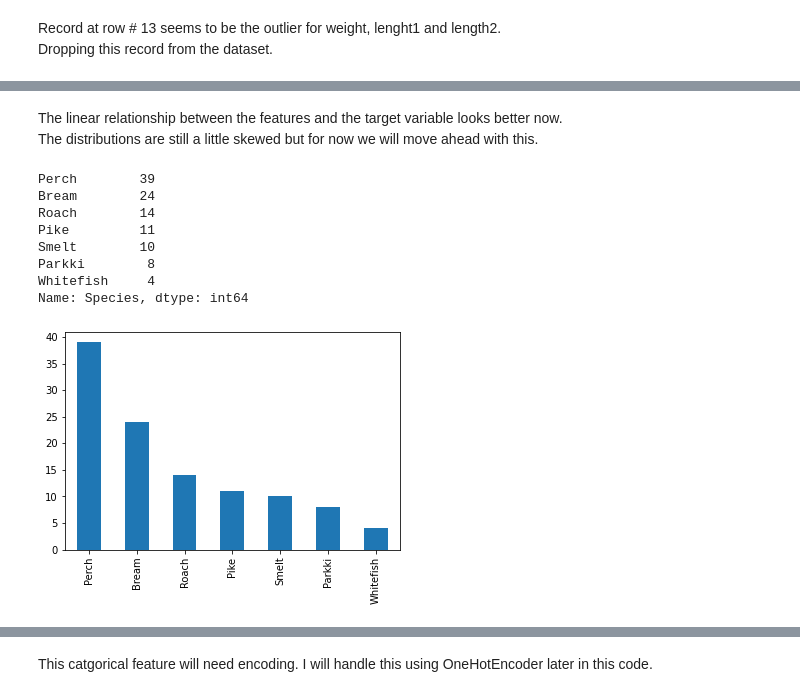
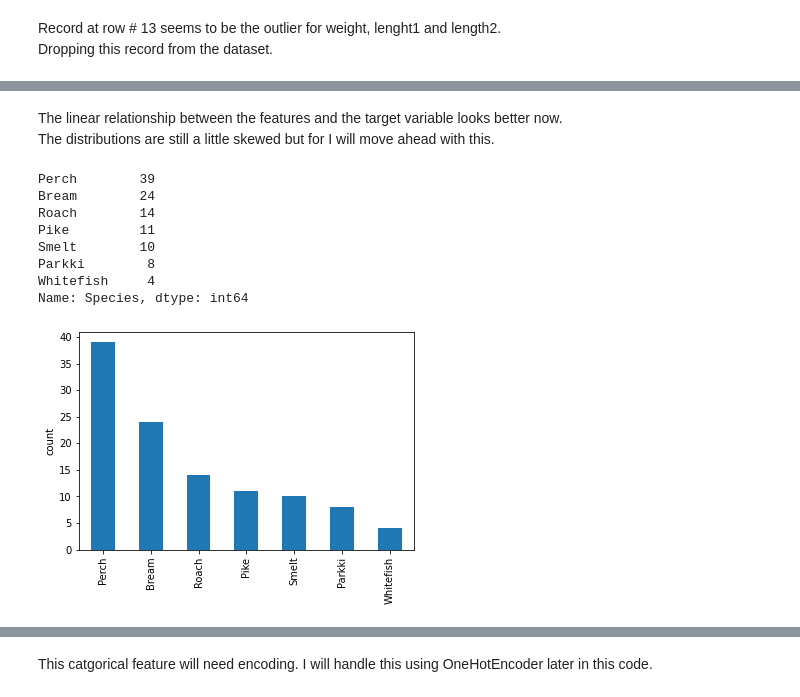
Before and after one commit to esharma3/fish_weight_prediction_machine_learning, a Jupyter notebook: data_analysis_and_model_selection.ipynb, the cells around one changed output, grey strips where cells are left out. Saved outputs shown, nothing was run; the diff lists cells and outputs as text; code cells hidden in the pictures.

```diff
--- a/data_analysis_and_model_selection.ipynb
+++ b/data_analysis_and_model_selection.ipynb
@@ -192,11 +203,3 @@ Dropping this record from the dataset.
 fish_data = fish_data.drop([13])
 # %% [output]
 [interactive output not drawn]
-# %%
-# applying log conversion to normalizes the distribution of features and the target variable to some extent
-fish_data["Weight"] = np.log(fish_data["Weight"])
-fish_data["Length1"] = np.log(fish_data["Length1"])
-fish_data["Length2"] = np.log(fish_data["Length2"])
-fish_data["Length3"] = np.log(fish_data["Length3"])
-fish_data["Height"] = np.log(fish_data["Height"])
-fish_data["Width"] = np.log(fish_data["Width"])
@@ -231,22 +234,23 @@ for feature in numerical:
 [interactive output not drawn]
 # %% [markdown]
 The linear relationship between the features and the target variable looks better now. <br>
-The distributions are still a little skewed but for now we will move ahead with this.
+The distributions are still a little skewed but for I will move ahead with this.
 # %%
 # checking the categorical feature - Species
 print(fish_data["Species"].value_counts())
 fish_data["Species"].value_counts().plot(kind="bar")
+plt.ylabel("count")
 plt.show()
 # %% [output]
 Perch        39
 Bream        24
 Roach        14
 Pike         11
 Smelt        10
 Parkki        8
 Whitefish     4
 Name: Species, dtype: int64
-[figure, old version]
+[figure, new version]
 [interactive output not drawn]
 # %% [markdown]
 This catgorical feature will need encoding. I will handle this using OneHotEncoder later in this code.
```
Also changed, not shown: parts of 40 cells of this notebook.
